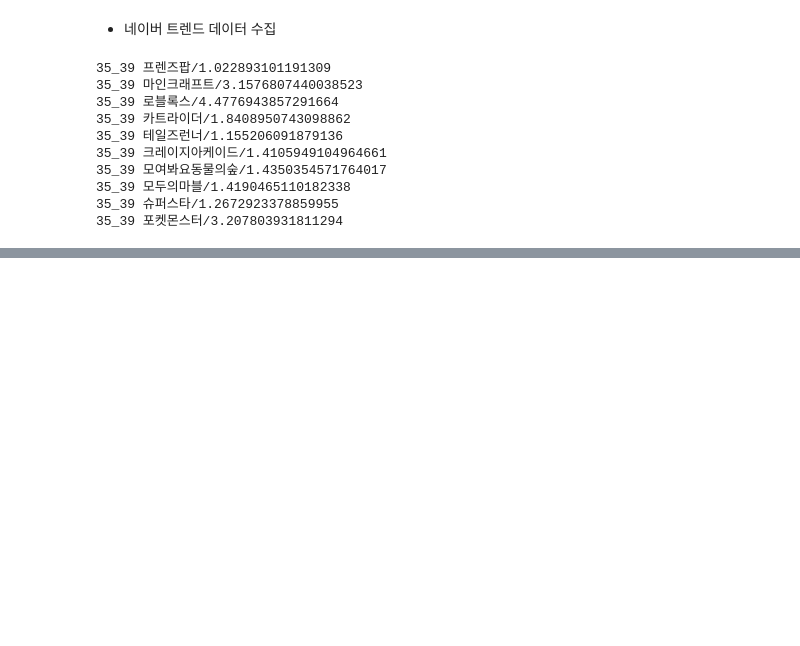
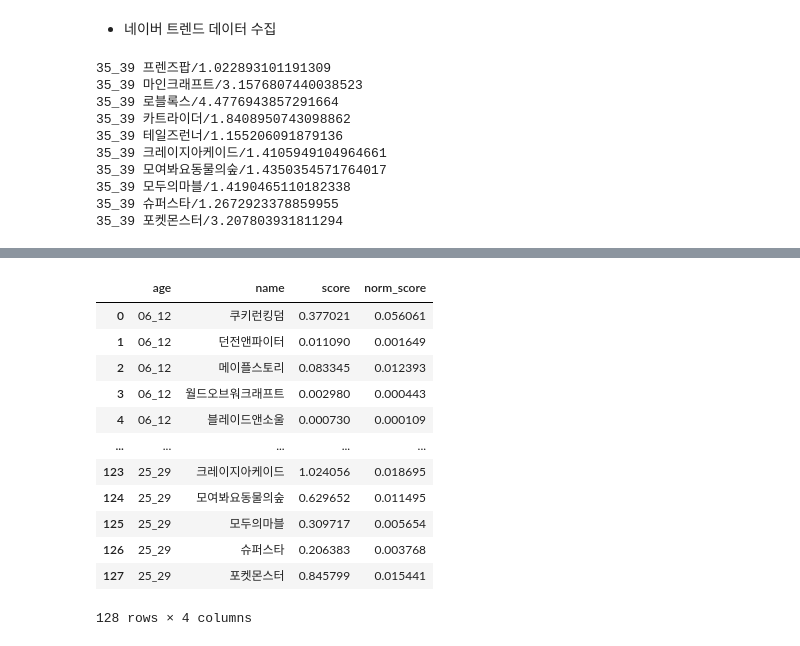
Before and after one commit to vhf1030/wanted-potenup, a Jupyter notebook: project_game_naver_trend.ipynb, the cells around one changed output, grey strips where cells are left out. Saved outputs shown, nothing was run; the diff lists cells and outputs as text; code cells hidden in the pictures; blank space fills up the shorter version.

```diff
--- a/project_game.ipynb
+++ b/project_game_naver_trend.ipynb
@@ -427,0 +410,19 @@ df_trend_data.loc[df_trend_data['name'] == '마인크래프트']
+# %%
+df_trend_data_ref = df_trend_data.copy()
+df_trend_data_ref = df_trend_data_ref[df_trend_data_ref["age"] != "35_39"]
+df_trend_data_ref = df_trend_data_ref[df_trend_data_ref["age"] != "30_34"]
+df_trend_data_ref
+# %% [output]
+|  | age | name | score | norm_score |
+| 0 | 06_12 | 쿠키런킹덤 | 0.377021 | 0.056061 |
+| 1 | 06_12 | 던전앤파이터 | 0.011090 | 0.001649 |
+| 2 | 06_12 | 메이플스토리 | 0.083345 | 0.012393 |
+| 3 | 06_12 | 월드오브워크래프트 | 0.002980 | 0.000443 |
+| 4 | 06_12 | 블레이드앤소울 | 0.000730 | 0.000109 |
+| ... | ... | ... | ... | ... |
+| 123 | 25_29 | 크레이지아케이드 | 1.024056 | 0.018695 |
+| 124 | 25_29 | 모여봐요동물의숲 | 0.629652 | 0.011495 |
+| 125 | 25_29 | 모두의마블 | 0.309717 | 0.005654 |
+| 126 | 25_29 | 슈퍼스타 | 0.206383 | 0.003768 |
+| 127 | 25_29 | 포켓몬스터 | 0.845799 | 0.015441 |
+128 rows × 4 columns
```
Also changed, not shown: parts of 8 cells of this notebook.
